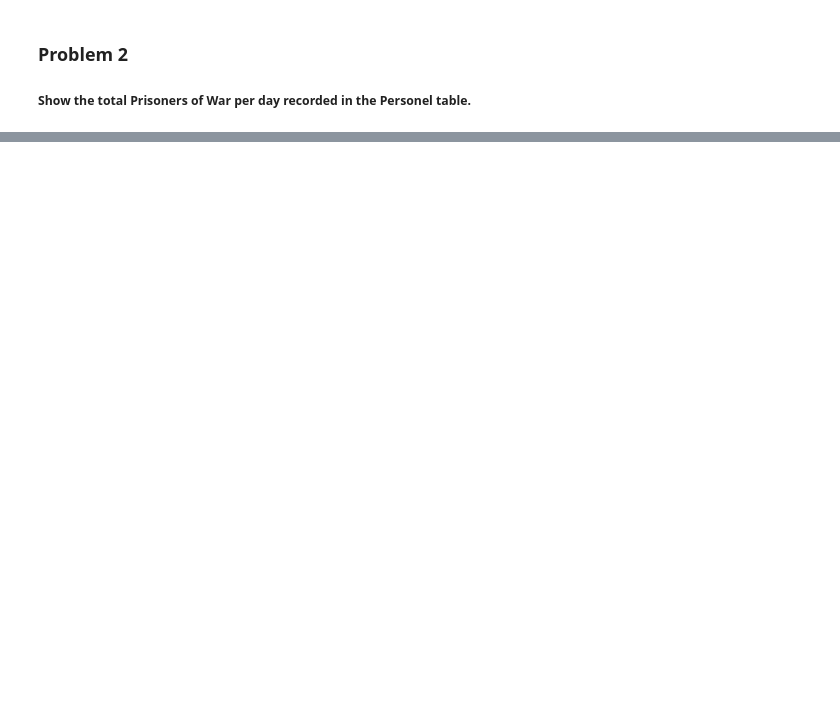
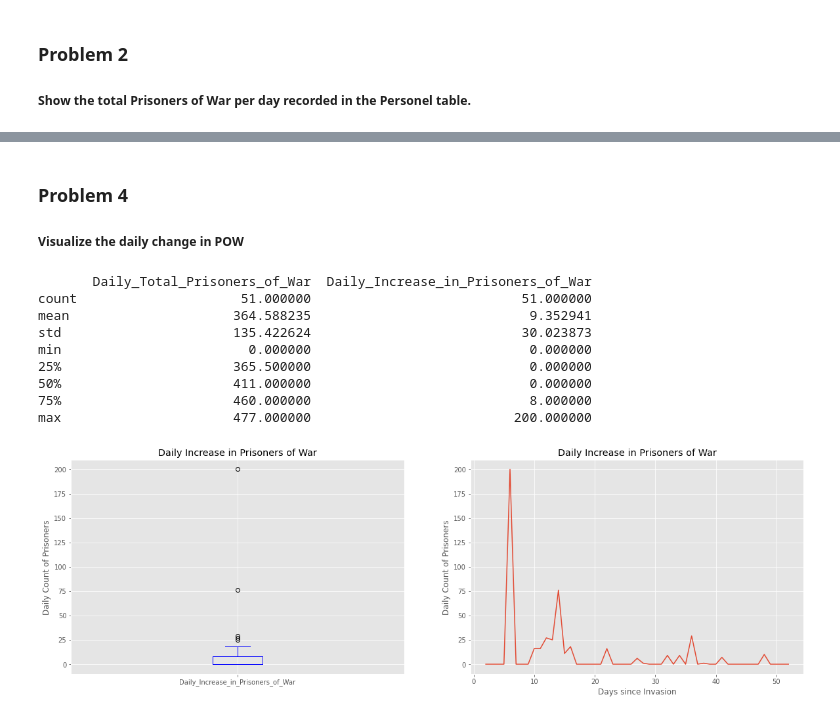
Before and after one commit to Sonya-7/Russian_Invasion_of_Ukraine, a Jupyter notebook: russian-invasion-of-ukraine.ipynb, the cells around one changed output, grey strips where cells are left out. Saved outputs shown, nothing was run; the diff lists cells and outputs as text; code cells hidden in the pictures; blank space fills up the shorter version.

```diff
--- a/russian-invasion-of-ukraine.ipynb
+++ b/russian-invasion-of-ukraine.ipynb
@@ -223,0 +215,34 @@ totals.sort_values(by=['Total Loss'], ascending=False).head(5).transpose()
+# %% [markdown]
+### Problem 4
+
+##### Visualize the daily change in POW
+# %%
+print(pow_data_.describe())
+
+fig = plt.figure()
+ax0 = fig.add_subplot(1, 2, 1)
+ax1 = fig.add_subplot(1, 2, 2)
+
+# Subplot 1: Box plot
+pow_data_['Daily_Increase_in_Prisoners_of_War'].plot(kind='box', color='blue', figsize=(20, 6), ax=ax0)
+ax0.set_title('Daily Increase in Prisoners of War')
+ax0.set_ylabel('Daily Count of Prisoners')
+
+# # Subplot 2: Line plot
+pow_data_['Daily_Increase_in_Prisoners_of_War'].plot(kind='line', figsize=(20,6), ax=ax1)
+ax1.set_xlabel('Days since Invasion')
+ax1.set_ylabel('Daily Count of Prisoners')
+ax1.set_title("Daily Increase in Prisoners of War")
+
+plt.show()
+# %% [output]
+       Daily_Total_Prisoners_of_War  Daily_Increase_in_Prisoners_of_War
+count                     51.000000                           51.000000
+mean                     364.588235                            9.352941
+std                      135.422624                           30.023873
+min                        0.000000                            0.000000
+25%                      365.500000                            0.000000
+50%                      411.000000                            0.000000
+75%                      460.000000                            8.000000
+max                      477.000000                          200.000000
+[figure, added]
```
Also changed, not shown: parts of 32 cells of this notebook.
